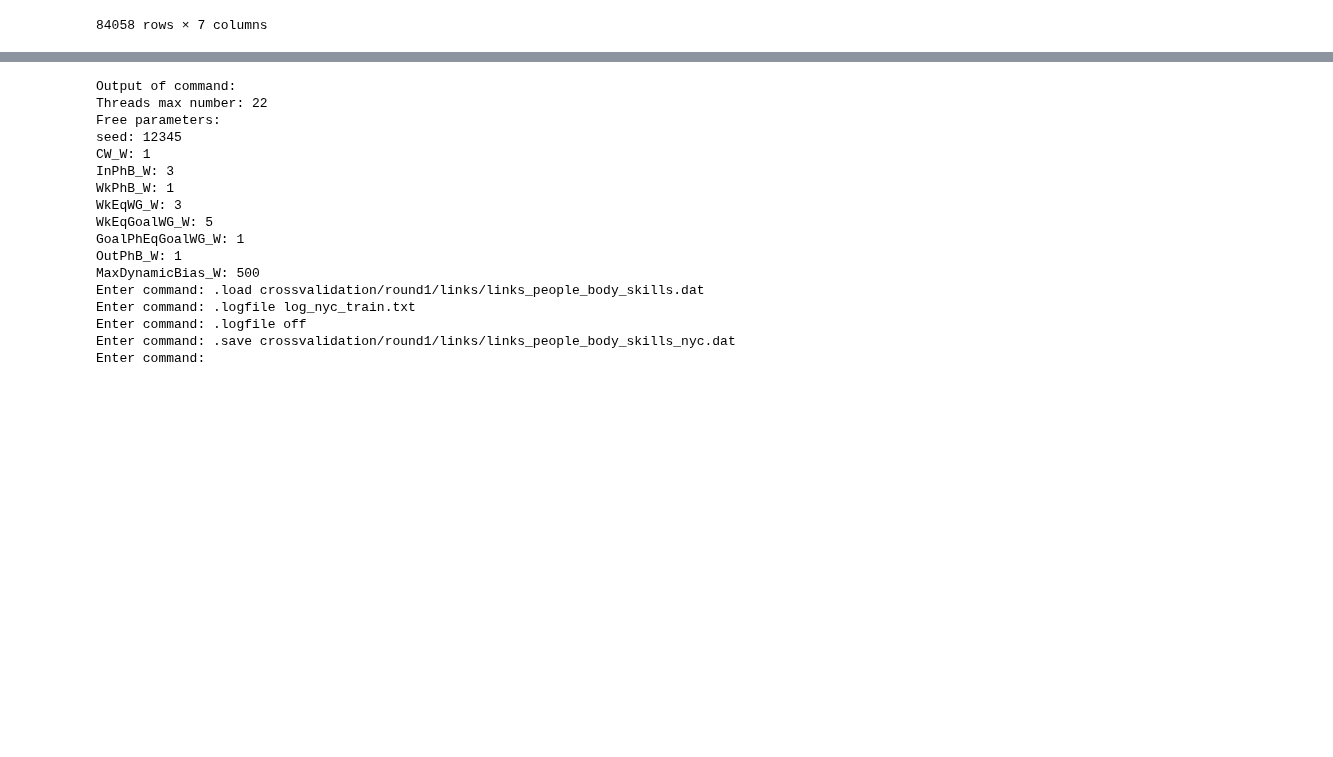
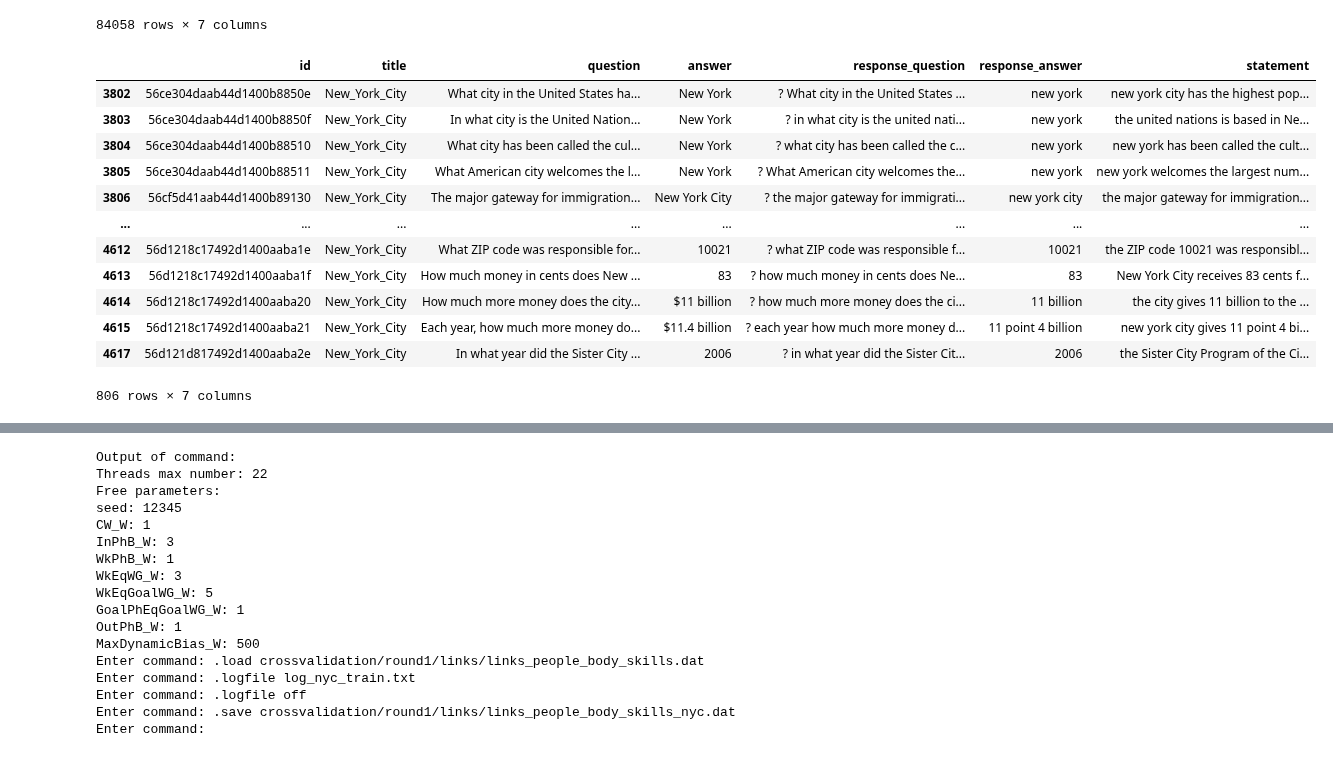
Before and after one commit to cjwalmsley/Training-and-evaluating-cognitive-language-models, a Jupyter notebook: datasets.ipynb, the cells around one changed output, grey strips where cells are left out. Saved outputs shown, nothing was run; the diff lists cells and outputs as text; code cells hidden in the pictures; blank space fills up the shorter version.

```diff
--- a/datasets.ipynb
+++ b/datasets.ipynb
@@ -162,3 +162,21 @@ See the caveats in the documentation: https://pandas.pydata.org/pandas-docs/stab
 | 85482 | 5732ac1fcc179a14009dabe9 | Geological_history_of_Earth | Between what period of time did t... | 19 and 12 Ma | ? between what period of time did... | 19 and 12 ma | the tethys disappeared between th... |
 | 85483 | 5732ac1fcc179a14009dabea | Geological_history_of_Earth | Which crisis occured towards the ... | Messinian salinity crisis | ? which crisis occured towards th... | the messinian salinity crisis | the messinian salinity crisis occ... |
 84058 rows × 7 columns
+# %%
+#select only the rows where the title is "Tuscon_Arizona"
+filtered_train_df = filtered_train_df[filtered_train_df["title"] == "New_York_City"]
+filtered_train_df
+# %% [output]
+|  | id | title | question | answer | response_question | response_answer | statement |
+| 3802 | 56ce304daab44d1400b8850e | New_York_City | What city in the United States ha... | New York | ? What city in the United States ... | new york | new york city has the highest pop... |
+| 3803 | 56ce304daab44d1400b8850f | New_York_City | In what city is the United Nation... | New York | ? in what city is the united nati... | new york | the united nations is based in Ne... |
+| 3804 | 56ce304daab44d1400b88510 | New_York_City | What city has been called the cul... | New York | ? what city has been called the c... | new york | new york has been called the cult... |
+| 3805 | 56ce304daab44d1400b88511 | New_York_City | What American city welcomes the l... | New York | ? What American city welcomes the... | new york | new york welcomes the largest num... |
+| 3806 | 56cf5d41aab44d1400b89130 | New_York_City | The major gateway for immigration... | New York City | ? the major gateway for immigrati... | new york city | the major gateway for immigration... |
+| ... | ... | ... | ... | ... | ... | ... | ... |
+| 4612 | 56d1218c17492d1400aaba1e | New_York_City | What ZIP code was responsible for... | 10021 | ? what ZIP code was responsible f... | 10021 | the ZIP code 10021 was responsibl... |
+| 4613 | 56d1218c17492d1400aaba1f | New_York_City | How much money in cents does New ... | 83 | ? how much money in cents does Ne... | 83 | New York City receives 83 cents f... |
+| 4614 | 56d1218c17492d1400aaba20 | New_York_City | How much more money does the city... | $11 billion | ? how much more money does the ci... | 11 billion | the city gives 11 billion to the ... |
+| 4615 | 56d1218c17492d1400aaba21 | New_York_City | Each year, how much more money do... | $11.4 billion | ? each year how much more money d... | 11 point 4 billion | new york city gives 11 point 4 bi... |
+| 4617 | 56d121d817492d1400aaba2e | New_York_City | In what year did the Sister City ... | 2006 | ? in what year did the Sister Cit... | 2006 | the Sister City Program of the Ci... |
+806 rows × 7 columns
```
Also changed, not shown: parts of 5 cells of this notebook, 11 other files.
